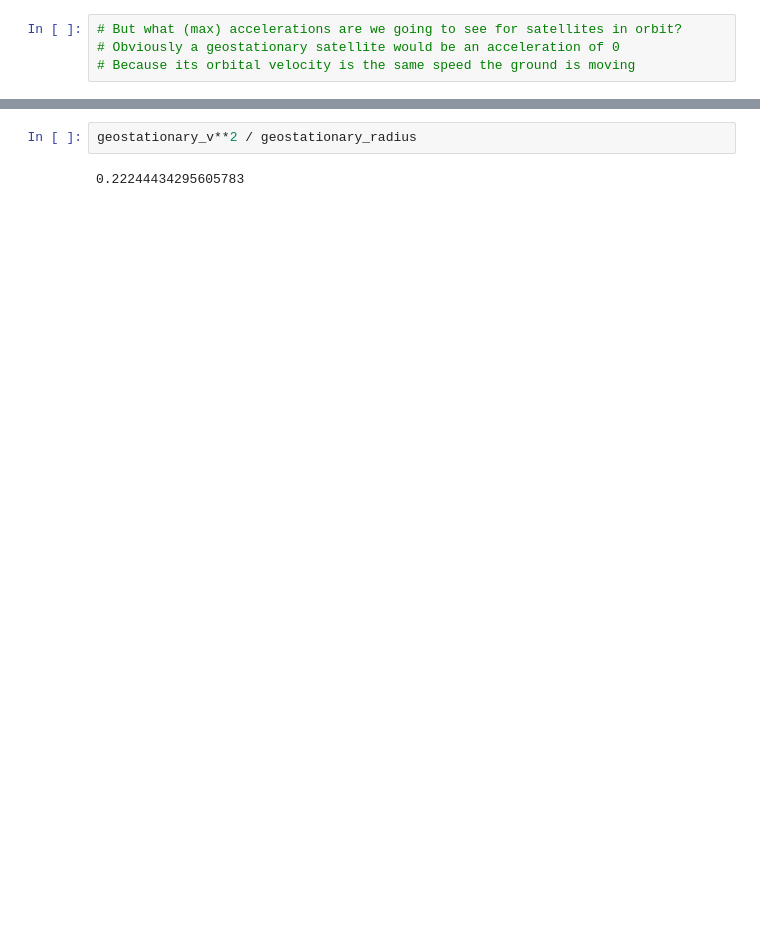
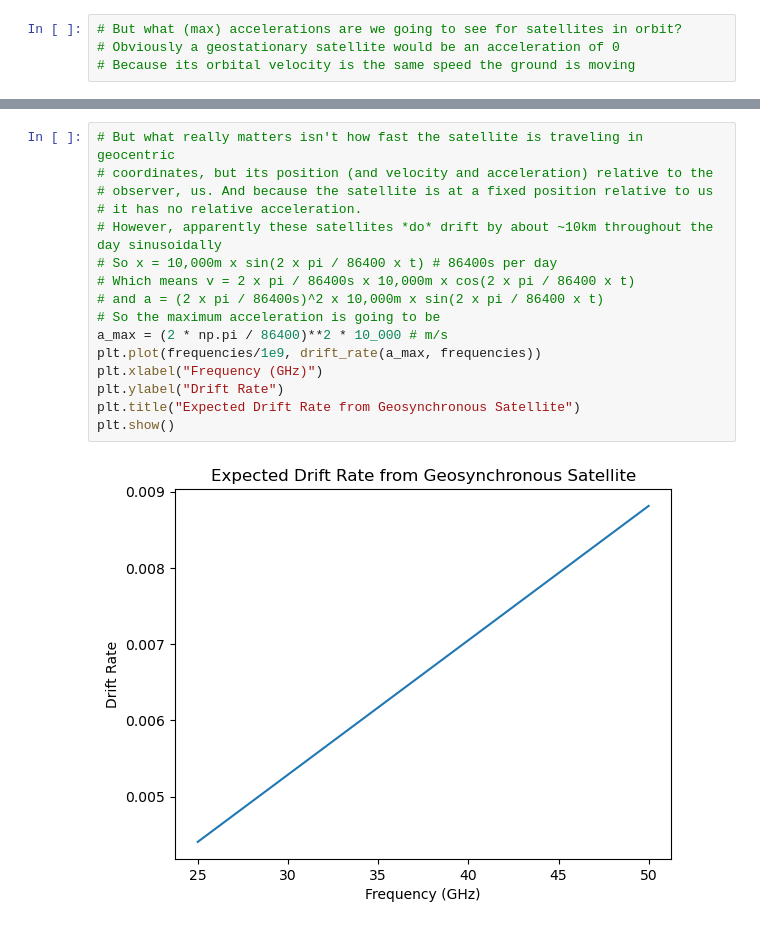
Before and after one commit to talonmyburgh/BL-COSMIC-HighFreq-Search, a Jupyter notebook: misc/doppler_drift.ipynb, the cells around one changed output, grey strips where cells are left out. Drawn from its saved outputs; the diff is of its cells as text; blank space fills up the shorter version.

```diff
--- a/misc/doppler_drift.ipynb
+++ b/misc/doppler_drift.ipynb
@@ -79,6 +84,20 @@ print(geostationary_orbital_time / 86400 )
 # %% [output]
 1.001129576536307
-# %%
-geostationary_v**2 / geostationary_radius
-# %% [output]
-0.22244434295605783
+# %%
+# But what really matters isn't how fast the satellite is traveling in geocentric
+# coordinates, but its position (and velocity and acceleration) relative to the
+# observer, us. And because the satellite is at a fixed position relative to us
+# it has no relative acceleration.
+# However, apparently these satellites *do* drift by about ~10km throughout the day sinusoidally
+# So x = 10,000m x sin(2 x pi / 86400 x t) # 86400s per day
+# Which means v = 2 x pi / 86400s x 10,000m x cos(2 x pi / 86400 x t)
+# and a = (2 x pi / 86400s)^2 x 10,000m x sin(2 x pi / 86400 x t)
+# So the maximum acceleration is going to be
+a_max = (2 * np.pi / 86400)**2 * 10_000 # m/s
+plt.plot(frequencies/1e9, drift_rate(a_max, frequencies))
+plt.xlabel("Frequency (GHz)")
+plt.ylabel("Drift Rate")
+plt.title("Expected Drift Rate from Geosynchronous Satellite")
+plt.show()
+# %% [output]
+[figure, added]
```
Also changed, not shown: parts of 8 cells of this notebook, 10 other files.
